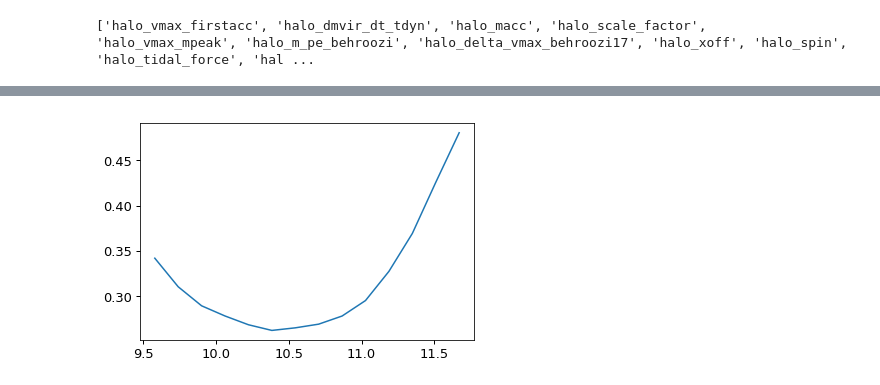
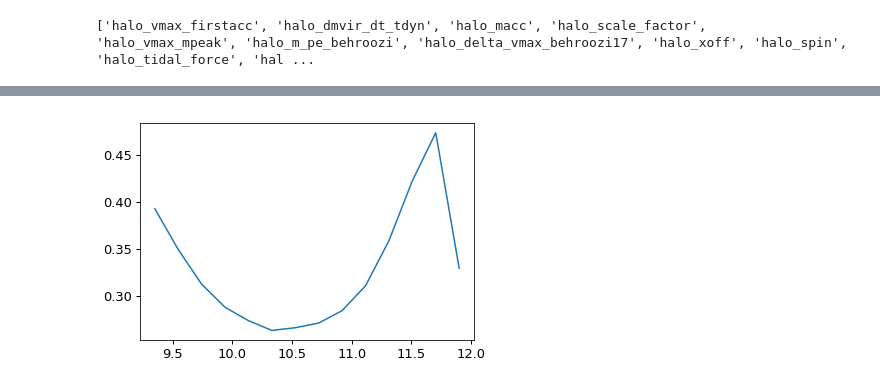
Before and after one commit to aphearin/galsize_models, a Jupyter notebook: notebooks/simple_composite_size_modeling.ipynb, the cells around one changed output, grey strips where cells are left out. Saved outputs shown, nothing was run; the diff lists cells and outputs as text; code cells hidden in the pictures.

```diff
--- a/notebooks/simple_composite_size_modeling.ipynb
+++ b/notebooks/simple_composite_size_modeling.ipynb
@@ -46,18 +72,18 @@ print(mock.keys())
 # %%
-logsm_mpajhu_bins = np.linspace(9.5, 11.75, 15)
+logsm_mpajhu_bins = np.linspace(9.25, 12, 15)
 logsm_mpajhu_table = 0.5*(logsm_mpajhu_bins[:-1] + logsm_mpajhu_bins[1:])
 
 from scipy.stats import binned_statistic
 
 logsm_diff = sdss['logsm_bell03_meert15'] - sdss['sm']
 logsm_correction_table, __, __ = binned_statistic(sdss['sm'], logsm_diff, bins=logsm_mpajhu_bins,
                                            statistic='median')
 
 fig, ax = plt.subplots(1, 1)
 
 __=ax.plot(logsm_mpajhu_table, logsm_correction_table)
 # %% [output]
-[figure, old version]
+[figure, new version]
 # %%
 logsm_correction = np.interp(np.log10(mock['mstar_mpeak']),
                              logsm_mpajhu_table, logsm_correction_table)
```
Also changed, not shown: parts of 23 cells of this notebook.
